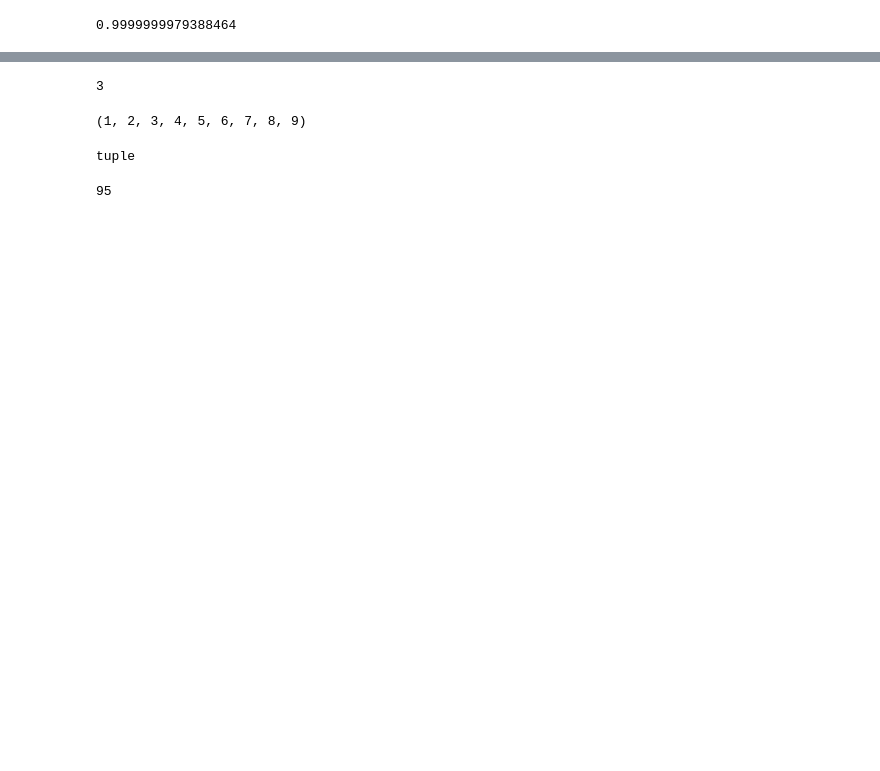
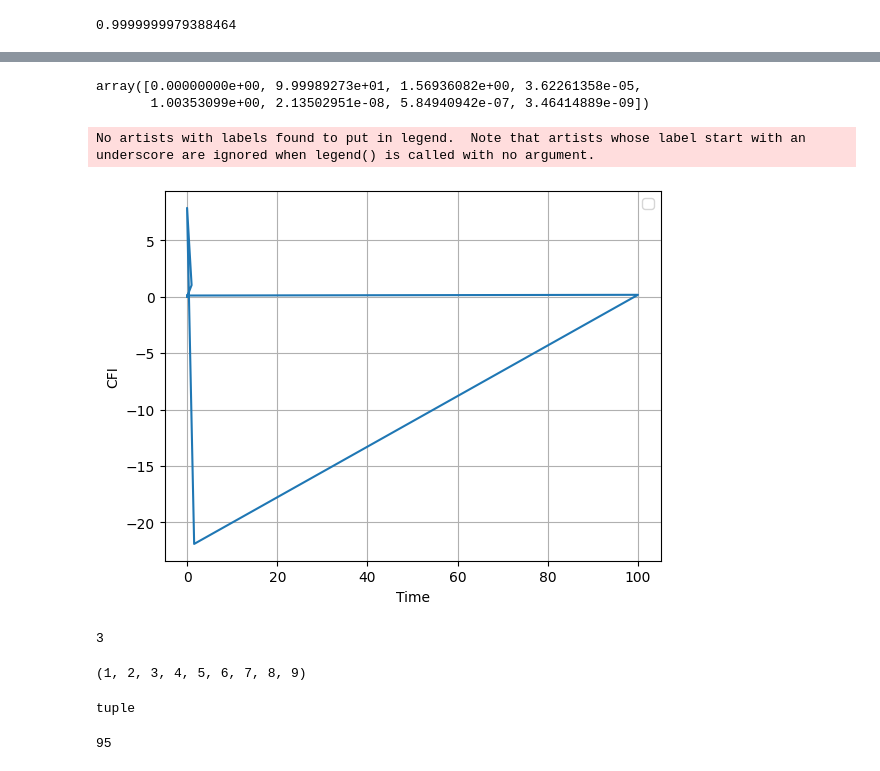
Before and after one commit to iridescent0923/Quantum_Optimization, a Jupyter notebook: Pennylane_Workspace/Metrology/CFI_optimize/Complete/2-qubit/CFI_Dephase_SLSQP_2.ipynb, the cells around one changed output, grey strips where cells are left out. Cells and saved outputs as stored; diff of their text form; code cells hidden in the pictures; blank space fills up the shorter version.

Commit message:
Data_compressing

```diff
--- a/Pennylane_Workspace/Metrology/CFI_optimize/Complete/2-qubit/CFI_Dephase_SLSQP_2.ipynb
+++ b/Pennylane_Workspace/Metrology/CFI_optimize/Complete/2-qubit/CFI_Dephase_SLSQP_2.ipynb
@@ -188,0 +155,7 @@ array([[ 0.00000000e+000,  9.99989273e+001,  1.56936082e+000,
+# %%
+# == Sweep for 0 ~ pi*3 ==
+Sweep_data = np_.array([0, np.pi*3, 0.1])
+Para_init = np_.array([1, 1, 1, 1e-1, 1e-1, 1e-1])
+Gamma_ps_set = 0.8
+
+Optimized_Result = SLSQP(Sweep_data, Para_init, Gamma_ps_set)
@@ -189,3 +182,18 @@ array([[ 0.00000000e+000,  9.99989273e+001,  1.56936082e+000,
+# %%
+Optimized_Result[:][0]
+# %% [output]
+array([0.00000000e+00, 9.99989273e+01, 1.56936082e+00, 3.62261358e-05,
+       1.00353099e+00, 2.13502951e-08, 5.84940942e-07, 3.46414889e-09])
+# %%
+# == Temporary Plot for gamma_ps = 0.8
+plt.plot(Optimized_Result[:][0], Optimized_Result[:][1])
+plt.xlabel('Time')
+plt.ylabel('CFI')
+plt.legend()
+plt.grid()
+# %% [output]
+No artists with labels found to put in legend.  Note that artists whose label start with an underscore are ignored when legend() is called with no argument.
+[figure, added]
 # %%
 array = np_.arange(0, 3, 1).reshape(3,1)
 b = np_.array([[1,2], [3,4], [5,6]])
```
Also changed, not shown: parts of 6 cells of this notebook.
